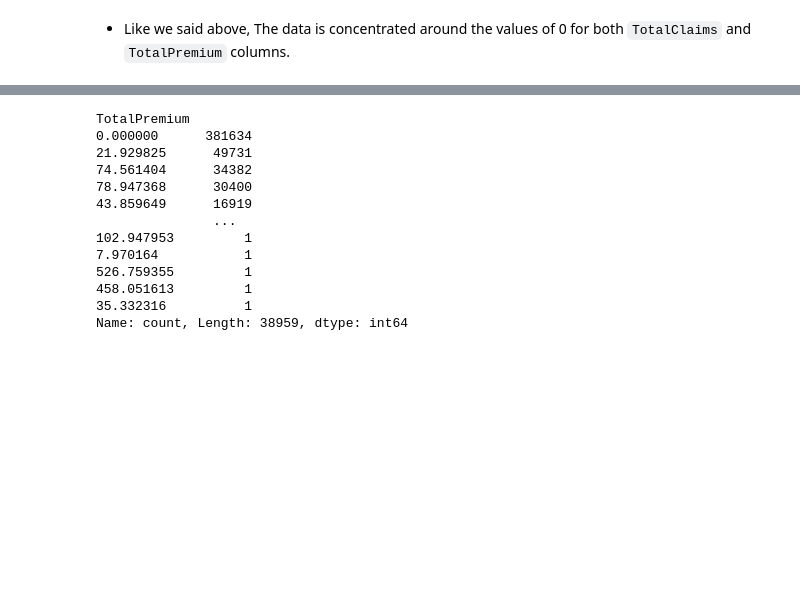
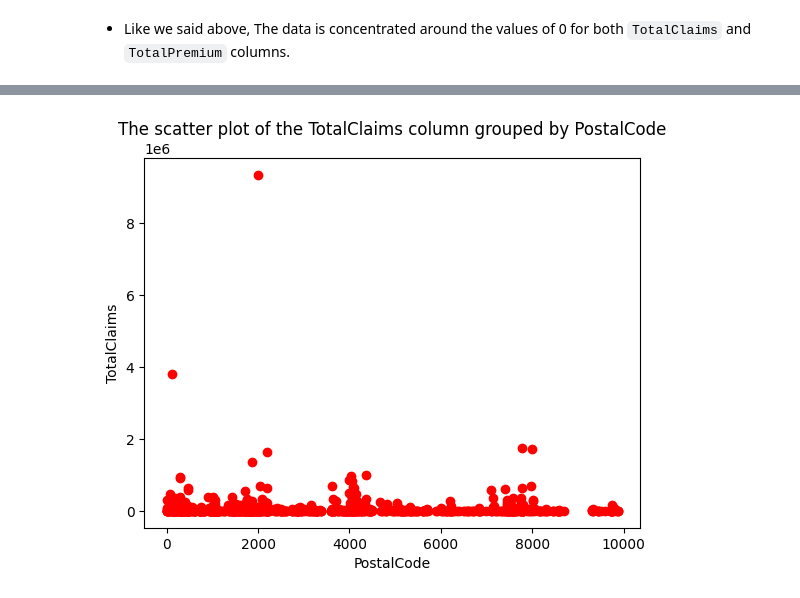
Before and after one commit to Leoul39/AIM-Week_3, a Jupyter notebook: notebooks/EDA.ipynb, the cells around one changed output, grey strips where cells are left out. Drawn from its saved outputs; the diff is of its cells as text; code cells hidden in the pictures; blank space fills up the shorter version.

```diff
--- a/notebooks/EDA.ipynb
+++ b/notebooks/EDA.ipynb
@@ -168,16 +157,4 @@ d=df.loc[df['TotalClaims']<0]
-# %%
-df['TotalPremium'].value_counts()
-# %% [output]
-TotalPremium
-0.000000      381634
-21.929825      49731
-74.561404      34382
-78.947368      30400
-43.859649      16919
-               ...
-102.947953         1
-7.970164           1
-526.759355         1
-458.051613         1
-35.332316          1
-Name: count, Length: 38959, dtype: int64
+# %%
+cl.scatter_postalcode('TotalClaims')
+# %% [output]
+[figure, added]
```
Also changed, not shown: parts of 36 cells of this notebook.
